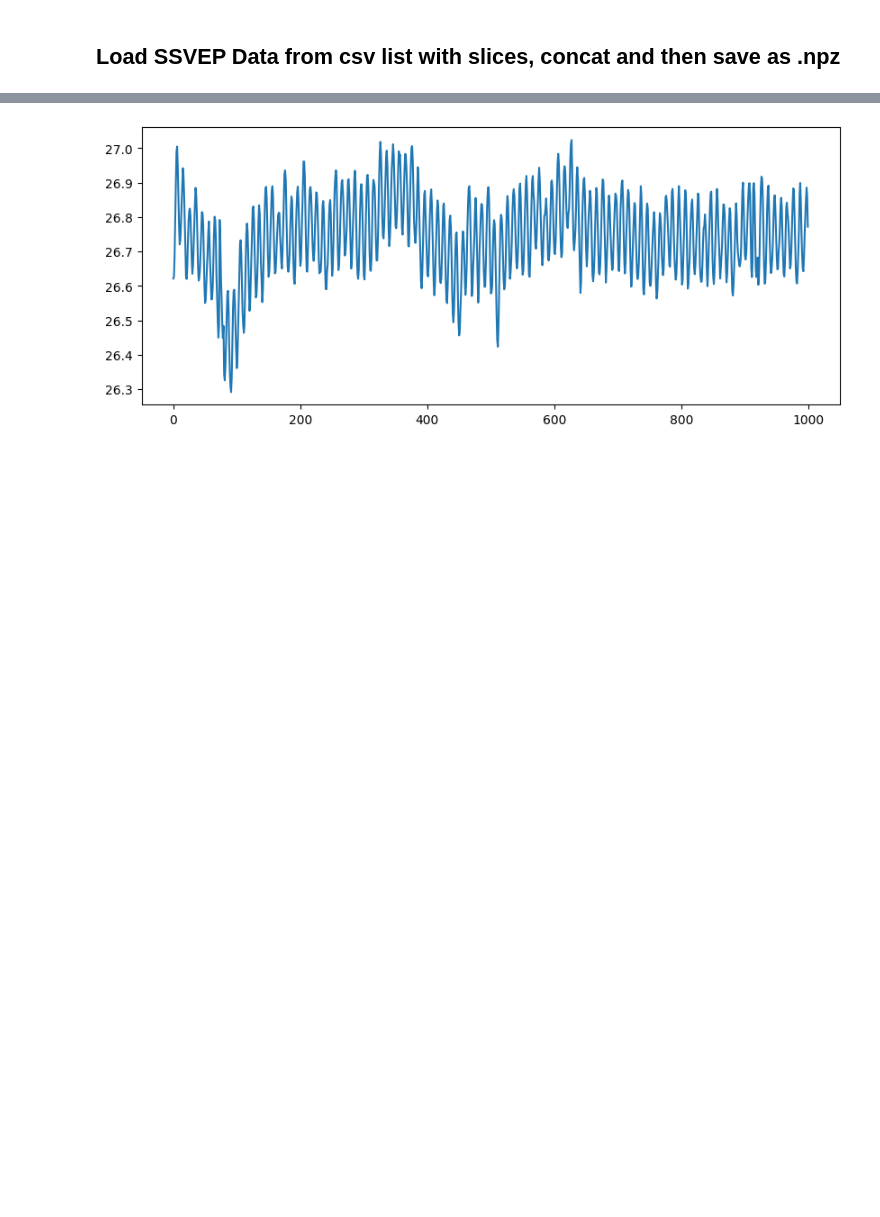
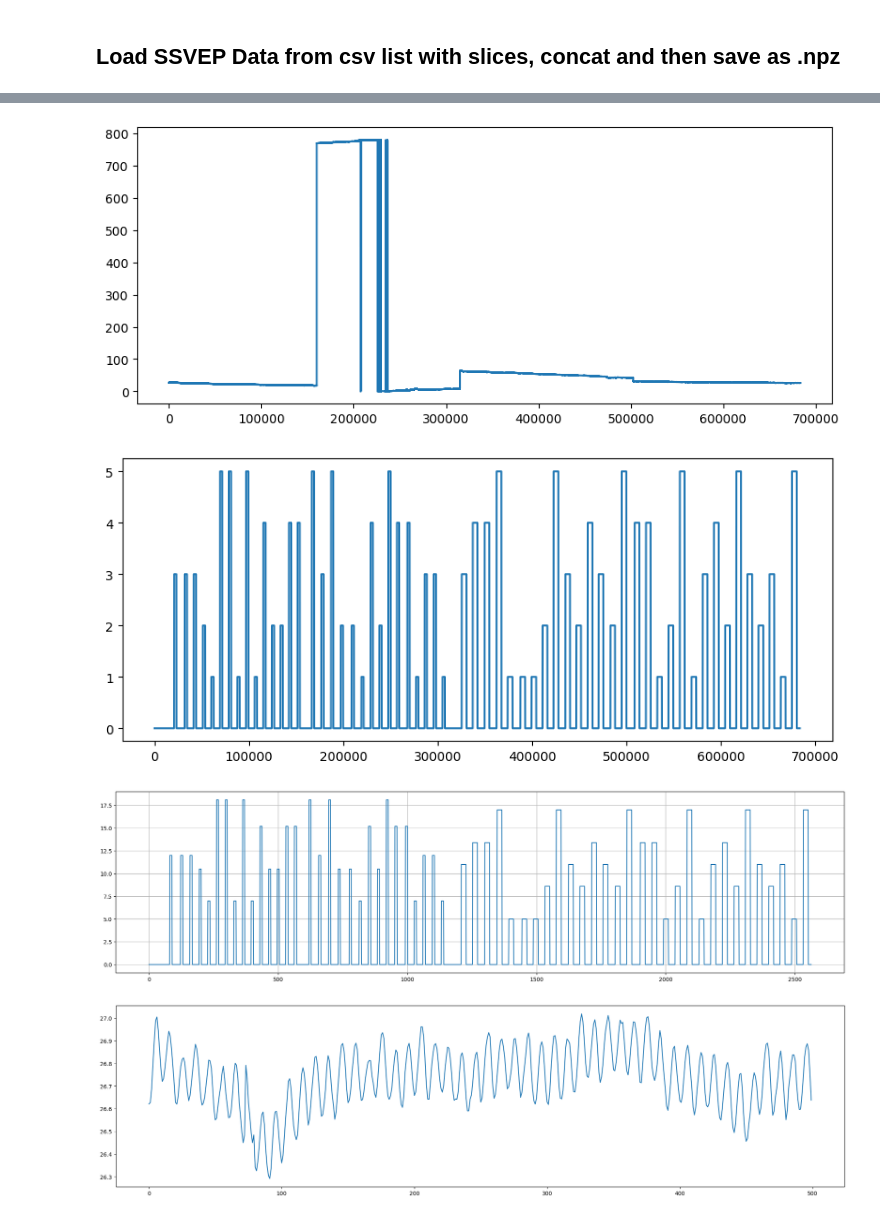
Before and after one commit to GeorgTenzing/EEG_Classification, a Jupyter notebook: Prepoc.ipynb, the cells around one changed output, grey strips where cells are left out. Drawn from its saved outputs; the diff is of its cells as text; code cells hidden in the pictures; blank space fills up the shorter version.

```diff
--- a/Prepoc.ipynb
+++ b/Prepoc.ipynb
@@ -106,12 +106,12 @@ from Utils import get_eeg_data_segmented, load_and_concat_ssvep_datasets, downsa
 
 
 datasets = [
-    ("datasets/csv/Data_20251031_101158_1.csv", slice(10000, 170000)),
+    ("datasets/csv/Data_20251031_101158_1.csv", slice(10000, 170000), {0: 0.0, 1: 7.0, 2: 10.5, 3: 12.0, 4: 15.2, 5: 18.1}),
     # ("datasets/csv/Data_20251031_103417_2.csv", slice(16000, 160000)),
-    ("datasets/csv/Data_20251031_105214_3.csv", slice(5000,  160000)),
+    ("datasets/csv/Data_20251031_105214_3.csv", slice(5000,  160000), {0: 0.0, 1: 7.0, 2: 10.5, 3: 12.0, 4: 15.2, 5: 18.1}),
     # ("datasets/csv/Data_20251031_111742_4.csv", slice(5000,  150000)),
-    ("datasets/csv/Data_20251107_110538_georg.csv", slice(25000, 212500)), # cut 157000:160000
-    ("datasets/csv/Data_20251107_111659_georg.csv", slice(14000, 195000)),
+    ("datasets/csv/Data_20251107_110538_georg.csv", slice(25000, 212500), {0: 0.0, 1: 5.0, 2: 8.6, 3: 11.0, 4: 13.4, 5: 17.0}),
+    ("datasets/csv/Data_20251107_111659_georg.csv", slice(14000, 195000), {0: 0.0, 1: 5.0, 2: 8.6, 3: 11.0, 4: 13.4, 5: 17.0}),
 ]
 
 X_all, y_all, eeg_all, trigger_all = load_and_concat_ssvep_datasets(
@@ -119,11 +119,11 @@ X_all, y_all, eeg_all, trigger_all = load_and_concat_ssvep_datasets(
     sample_rate=500,
     window_size=1.0,
     overlap=0.5,
-    debug=True,
+    verbose=True,
     filter=True,
 )
 
-X_bal, y_bal = downsample_label(X_all, y_all, target_label=0, keep_ratio=0.2)
+X_bal, y_bal = downsample_label(X_all, y_all, target_label=0, keep_ratio=0.10)
 
 print("Before:", np.unique(y_all, return_counts=True))
 print("After:",  np.unique(y_bal, return_counts=True))
@@ -152,19 +152,29 @@ After: (array([0, 1, 2, 3, 4, 5]), array([347, 168, 162, 168, 168, 162]))
 # %%
-# data = np.load("numpy_datasets/processed_eeg_data_ssvep_filter.npz")
-data = np.load("numpy_datasets/processed_eeg_data_ssvep_nofilter.npz")
-X_all = data["X"]
-y_all = data["y"]
+# data = np.load("datasets/numpy/ssvep_5_nofilter.npz")
+# data = np.load("datasets/numpy/ssvep_5_filter.npz")
+# data = np.load("datasets/numpy/ssvep_10_nofilter_GSGG.npz")
+# data = np.load("datasets/numpy/ssvep_10_filter_GSGG.npz")
+# X_all = data["X"]
+# y_all = data["y"]
 
 plt.figure(figsize=(10,4))
-plt.plot(eeg_all[0,0:1000])  # first channel
+plt.plot(eeg_all[0,:])  # first channel
 plt.show()
 
-# plt.figure(figsize=(10,4))
-# plt.plot(trigger_all)
-# plt.show()
+plt.figure(figsize=(10,4))
+plt.plot(trigger_all)
+plt.show()
 
-# plt.figure(figsize=(24,6))
-# plt.plot(y_all)
-# plt.show()
+plt.figure(figsize=(24,6))
+plt.plot(y_all)
+plt.grid()
+plt.show()
+
+plt.figure(figsize=(24,6))
+plt.plot(X_all[0, 0, :])  # first window, first channel
+plt.show()
 # %% [output]
-[figure, old version]
+[figure, new version]
+[figure, added]
+[figure, added]
+[figure, added]
```
Also changed, not shown: parts of 1 cell of this notebook, 1 other file.
